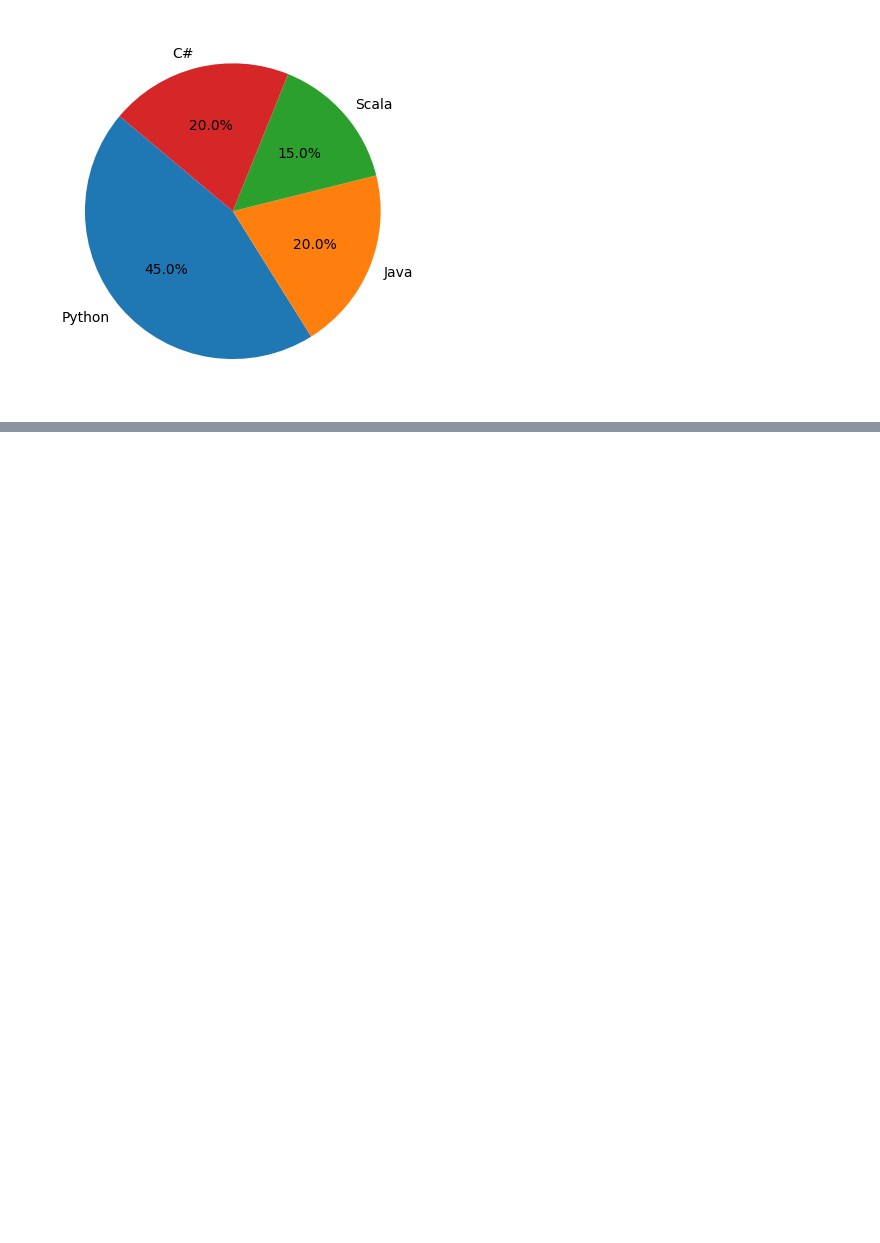
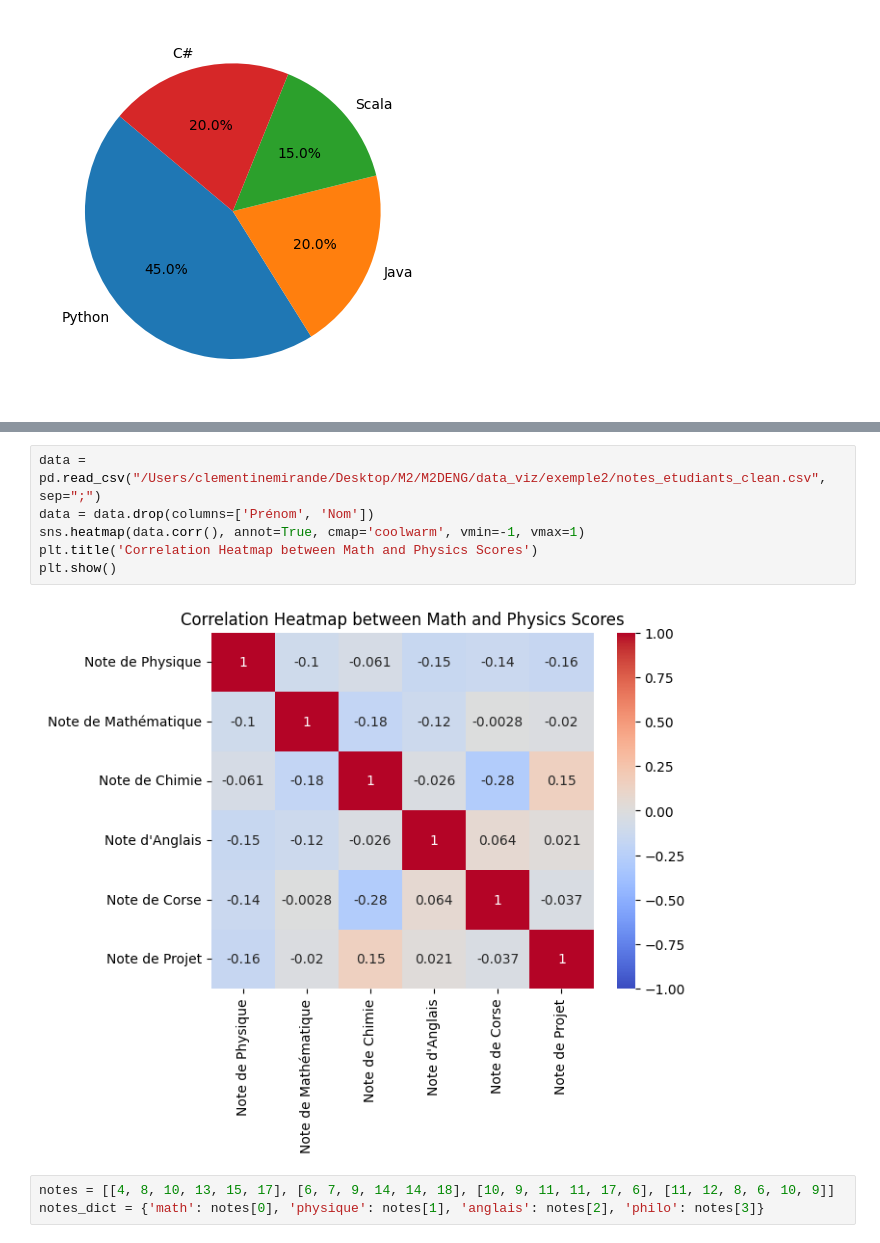
Before and after one commit to Cleamx/M2DENG, a Jupyter notebook: data_viz/exemple3/exemple3.ipynb, the cells around one changed output, grey strips where cells are left out. Cells and saved outputs as stored; diff of their text form; blank space fills up the shorter version.

```diff
--- a/data_viz/exemple3/exemple3.ipynb
+++ b/data_viz/exemple3/exemple3.ipynb
@@ -57,0 +79,11 @@ plt.show()
+# %%
+data = pd.read_csv("/Users/clementinemirande/Desktop/M2/M2DENG/data_viz/exemple2/notes_etudiants_clean.csv", sep=";")
+data = data.drop(columns=['Prénom', 'Nom'])
+sns.heatmap(data.corr(), annot=True, cmap='coolwarm', vmin=-1, vmax=1)
+plt.title('Correlation Heatmap between Math and Physics Scores')
+plt.show()
+# %% [output]
+[figure, added]
+# %%
+notes = [[4, 8, 10, 13, 15, 17], [6, 7, 9, 14, 14, 18], [10, 9, 11, 11, 17, 6], [11, 12, 8, 6, 10, 9]]
+notes_dict = {'math': notes[0], 'physique': notes[1], 'anglais': notes[2], 'philo': notes[3]}
```
Also changed, not shown: parts of 6 cells of this notebook, 7 other files.
